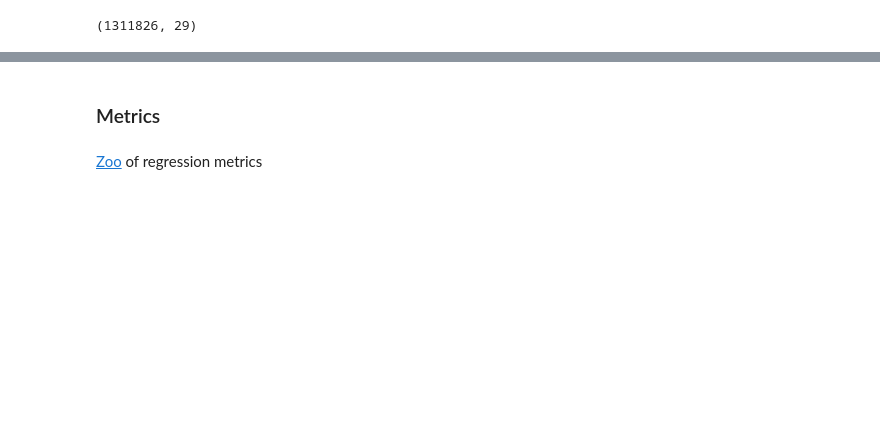
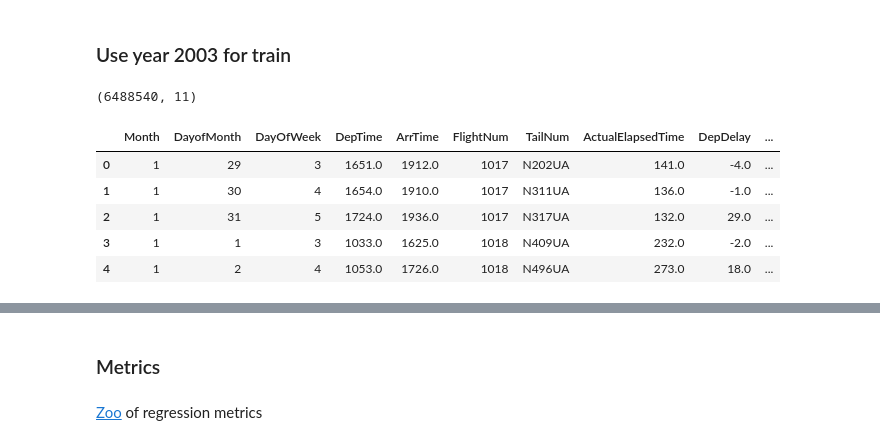
Before and after one commit to Fedmug/ST2195, a Jupyter notebook: ASA/delay_predict.ipynb, the cells around one changed output, grey strips where cells are left out. Saved outputs shown, nothing was run; the diff lists cells and outputs as text; code cells hidden in the pictures; blank space fills up the shorter version.

```diff
--- a/ASA/delay_predict.ipynb
+++ b/ASA/delay_predict.ipynb
@@ -9,7 +13,29 @@ from sklearn.ensemble import RandomForestRegressor, HistGradientBoostingRegresso
 
 %config InlineBackend.figure_format = 'svg'
+# %%
+numerical_features = ['Month',
+                      'DayofMonth',
+                      'DayOfWeek',
+                      'DepTime',
+                      'ArrTime',
+                      'FlightNum',
+                      'ActualElapsedTime']
+target_feature = ['DepDelay']
+
+categorical_features = ["Origin", "Dest", "TailNum"]
+# %% [markdown]
+### Use year 2003 for train
 # %%
-data = pd.read_csv("1987.csv")
-data.shape
+data_train = pd.read_csv("2003.csv", usecols=numerical_features + categorical_features + target_feature)
+data_train.shape
 # %% [output]
-(1311826, 29)
+(6488540, 11)
+# %%
+data_train.head()
+# %% [output]
+|  | Month | DayofMonth | DayOfWeek | DepTime | ArrTime | FlightNum | TailNum | ActualElapsedTime | DepDelay | ... |
+| 0 | 1 | 29 | 3 | 1651.0 | 1912.0 | 1017 | N202UA | 141.0 | -4.0 | ... |
+| 1 | 1 | 30 | 4 | 1654.0 | 1910.0 | 1017 | N311UA | 136.0 | -1.0 | ... |
+| 2 | 1 | 31 | 5 | 1724.0 | 1936.0 | 1017 | N317UA | 132.0 | 29.0 | ... |
+| 3 | 1 | 1 | 3 | 1033.0 | 1625.0 | 1018 | N409UA | 232.0 | -2.0 | ... |
+| 4 | 1 | 2 | 4 | 1053.0 | 1726.0 | 1018 | N496UA | 273.0 | 18.0 | ... |
```
Also changed, not shown: parts of 38 cells of this notebook, 2 other files.
